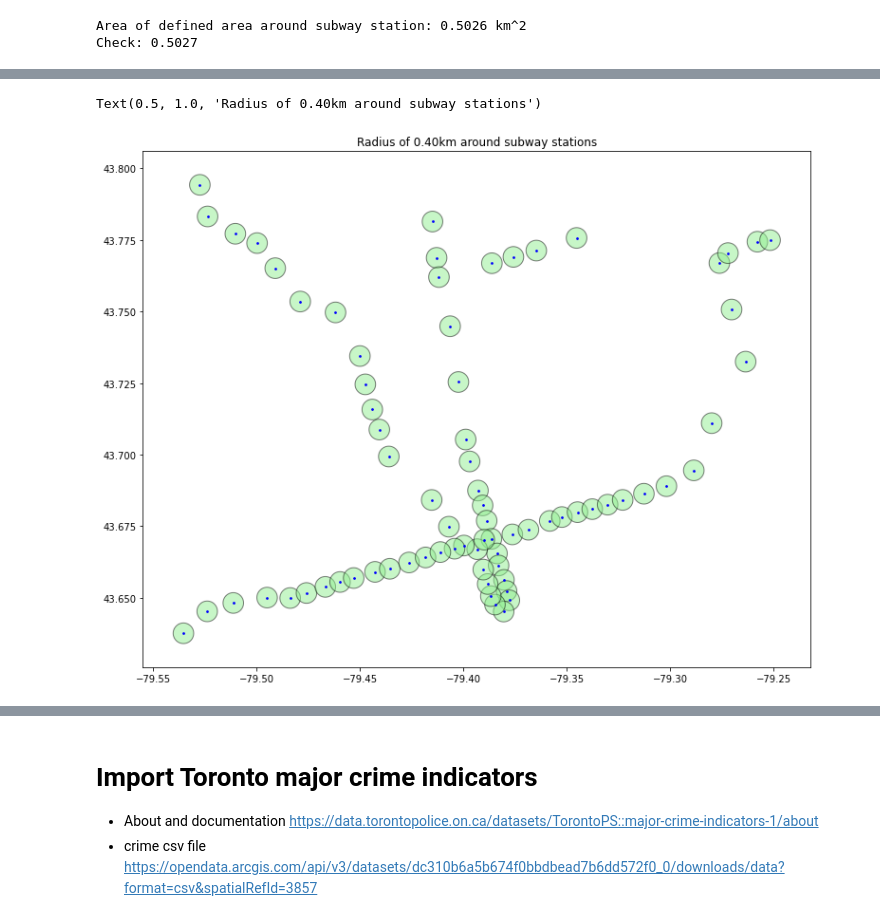
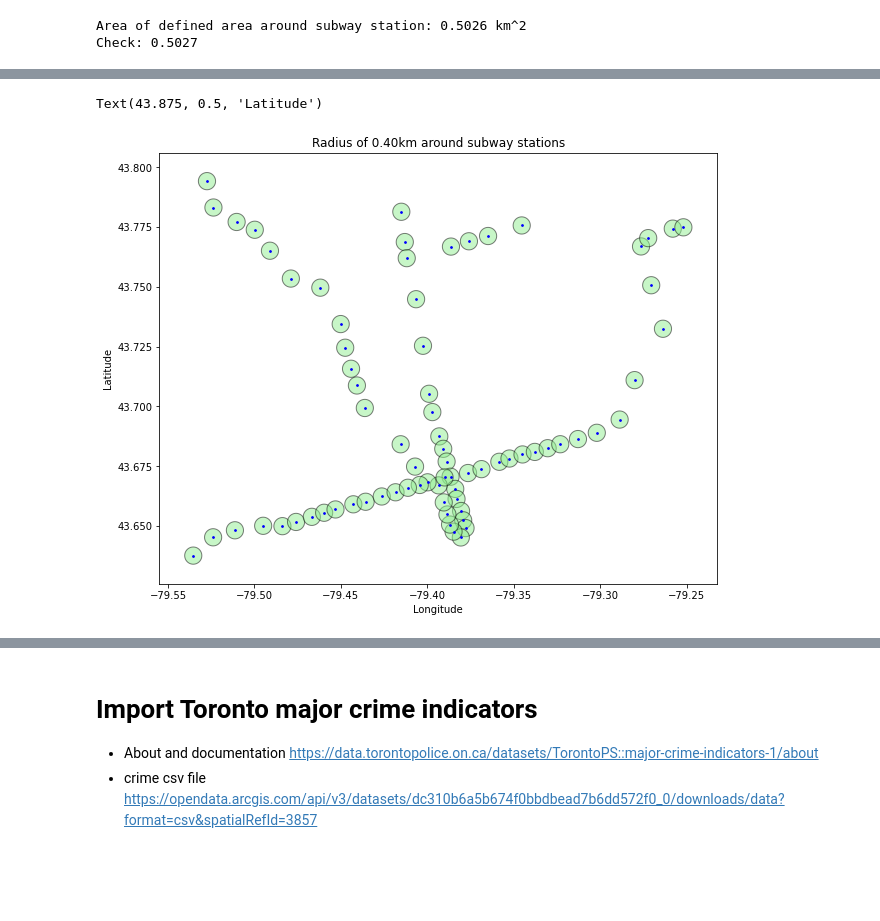
Before and after one commit to WillKWL/Project-TorontoApartment, a Jupyter notebook: 1- initiate.ipynb, the cells around one changed output, grey strips where cells are left out. Cells and saved outputs as stored; diff of their text form; code cells hidden in the pictures; blank space fills up the shorter version.

```diff
--- a/1- initiate.ipynb
+++ b/1- initiate.ipynb
@@ -398,10 +405,12 @@ stations_area.head()
 # %%
 ax = stations_area.plot(color = 'lightgreen', edgecolor = 'black', alpha = 0.5)
 stations_point.plot(ax=ax, color = 'blue', markersize = 3)
 plt.title(f'Radius of {radius:0.2f}km around subway stations')
+plt.xlabel('Longitude')
+plt.ylabel('Latitude')
 # %% [output]
-Text(0.5, 1.0, 'Radius of 0.40km around subway stations')
+Text(43.875, 0.5, 'Latitude')
-[figure, old version]
+[figure, new version]
 # %%
 # output files to clean_data folder
 stations_point.to_file('./clean_data/stations_point.geojson', driver='GeoJSON')
```
Also changed, not shown: parts of 41 cells of this notebook, 6 other files.
